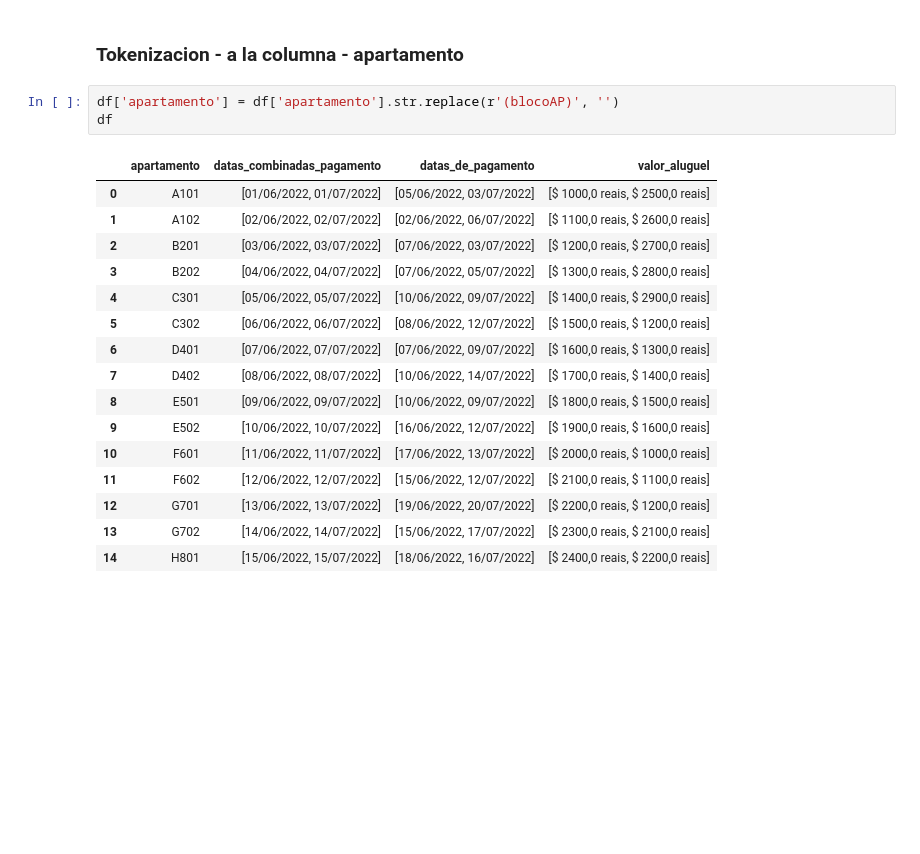
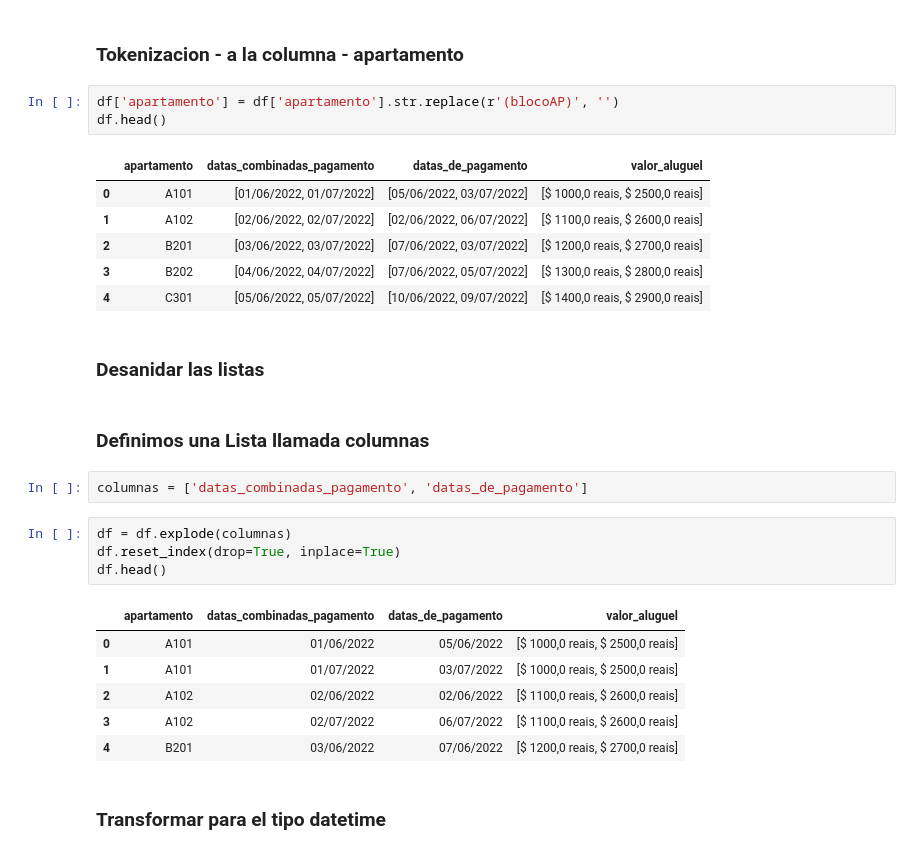
Before and after one commit to LejImkoaj/pandas_transf_manip_datos, a Jupyter notebook: desafios_proyectos/desafios.ipynb, the cells around one changed output. Cells and saved outputs as stored; diff of their text form; blank space fills up the shorter version.

Commit message:
aplicando datetime en desafios

```diff
--- a/desafios_proyectos/desafios.ipynb
+++ b/desafios_proyectos/desafios.ipynb
@@ -256,21 +256,30 @@ df.head()
 ### Tokenizacion - a la columna - apartamento
 # %%
 df['apartamento'] = df['apartamento'].str.replace(r'(blocoAP)', '')
-df
+df.head()
 # %% [output]
 |  | apartamento | datas_combinadas_pagamento | datas_de_pagamento | valor_aluguel |
 | 0 | A101 | [01/06/2022, 01/07/2022] | [05/06/2022, 03/07/2022] | [$ 1000,0 reais, $ 2500,0 reais] |
 | 1 | A102 | [02/06/2022, 02/07/2022] | [02/06/2022, 06/07/2022] | [$ 1100,0 reais, $ 2600,0 reais] |
 | 2 | B201 | [03/06/2022, 03/07/2022] | [07/06/2022, 03/07/2022] | [$ 1200,0 reais, $ 2700,0 reais] |
 | 3 | B202 | [04/06/2022, 04/07/2022] | [07/06/2022, 05/07/2022] | [$ 1300,0 reais, $ 2800,0 reais] |
 | 4 | C301 | [05/06/2022, 05/07/2022] | [10/06/2022, 09/07/2022] | [$ 1400,0 reais, $ 2900,0 reais] |
-| 5 | C302 | [06/06/2022, 06/07/2022] | [08/06/2022, 12/07/2022] | [$ 1500,0 reais, $ 1200,0 reais] |
-| 6 | D401 | [07/06/2022, 07/07/2022] | [07/06/2022, 09/07/2022] | [$ 1600,0 reais, $ 1300,0 reais] |
-| 7 | D402 | [08/06/2022, 08/07/2022] | [10/06/2022, 14/07/2022] | [$ 1700,0 reais, $ 1400,0 reais] |
-| 8 | E501 | [09/06/2022, 09/07/2022] | [10/06/2022, 09/07/2022] | [$ 1800,0 reais, $ 1500,0 reais] |
-| 9 | E502 | [10/06/2022, 10/07/2022] | [16/06/2022, 12/07/2022] | [$ 1900,0 reais, $ 1600,0 reais] |
-| 10 | F601 | [11/06/2022, 11/07/2022] | [17/06/2022, 13/07/2022] | [$ 2000,0 reais, $ 1000,0 reais] |
-| 11 | F602 | [12/06/2022, 12/07/2022] | [15/06/2022, 12/07/2022] | [$ 2100,0 reais, $ 1100,0 reais] |
-| 12 | G701 | [13/06/2022, 13/07/2022] | [19/06/2022, 20/07/2022] | [$ 2200,0 reais, $ 1200,0 reais] |
-| 13 | G702 | [14/06/2022, 14/07/2022] | [15/06/2022, 17/07/2022] | [$ 2300,0 reais, $ 2100,0 reais] |
-| 14 | H801 | [15/06/2022, 15/07/2022] | [18/06/2022, 16/07/2022] | [$ 2400,0 reais, $ 2200,0 reais] |
+# %% [markdown]
+### Desanidar las listas
+# %% [markdown]
+### Definimos una Lista llamada columnas
+# %%
+columnas = ['datas_combinadas_pagamento', 'datas_de_pagamento']
+# %%
+df = df.explode(columnas)
+df.reset_index(drop=True, inplace=True)
+df.head()
+# %% [output]
+|  | apartamento | datas_combinadas_pagamento | datas_de_pagamento | valor_aluguel |
+| 0 | A101 | 01/06/2022 | 05/06/2022 | [$ 1000,0 reais, $ 2500,0 reais] |
+| 1 | A101 | 01/07/2022 | 03/07/2022 | [$ 1000,0 reais, $ 2500,0 reais] |
+| 2 | A102 | 02/06/2022 | 02/06/2022 | [$ 1100,0 reais, $ 2600,0 reais] |
+| 3 | A102 | 02/07/2022 | 06/07/2022 | [$ 1100,0 reais, $ 2600,0 reais] |
+| 4 | B201 | 03/06/2022 | 07/06/2022 | [$ 1200,0 reais, $ 2700,0 reais] |
+# %% [markdown]
+### Transformar para el tipo datetime
```
Also changed, not shown: parts of 6 cells of this notebook.
